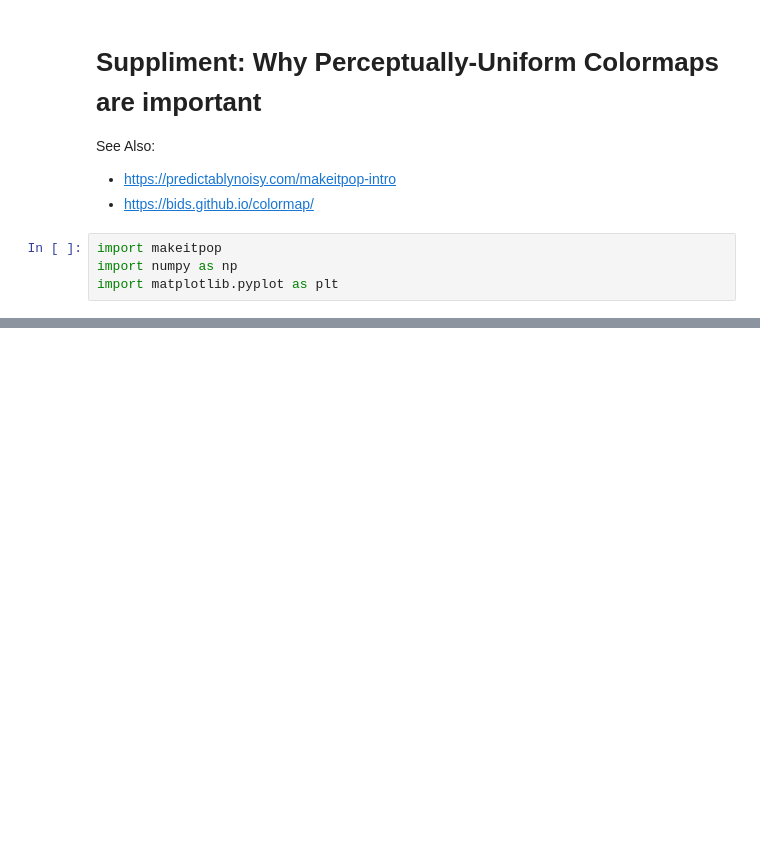
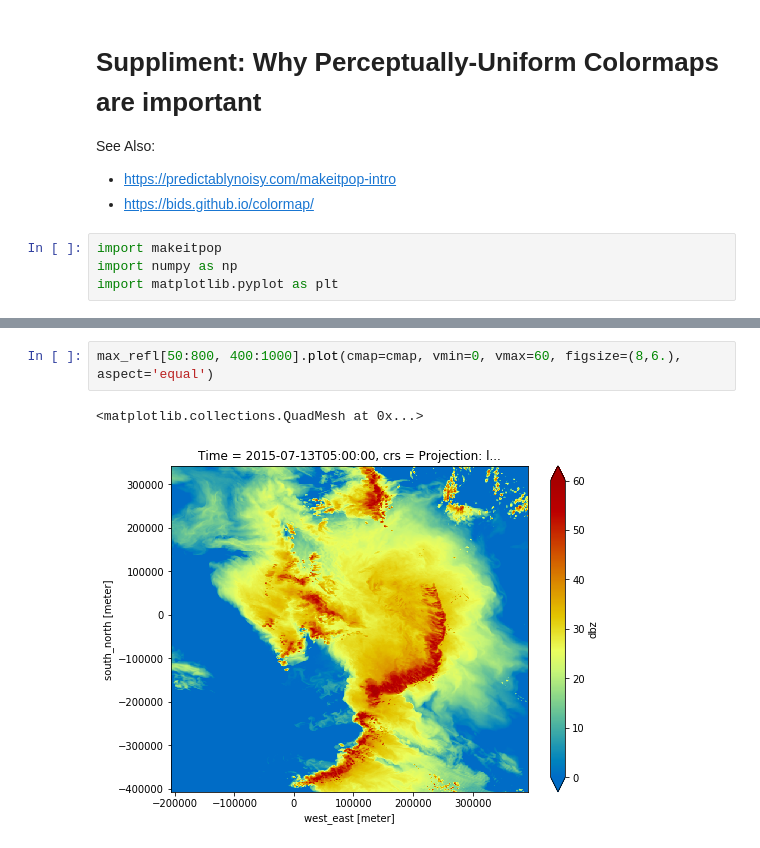
Before and after one commit to jthielen/intermediate_comp_mteor, a Jupyter notebook: module3/suppliment_colormaps.ipynb, the cells around one changed output, grey strips where cells are left out. Cells and saved outputs as stored; diff of their text form; blank space fills up the shorter version.

```diff
--- a/module3/suppliment_colormaps.ipynb
+++ b/module3/suppliment_colormaps.ipynb
@@ -11,0 +63,5 @@ import matplotlib.pyplot as plt
+# %%
+max_refl[50:800, 400:1000].plot(cmap=cmap, vmin=0, vmax=60, figsize=(8,6.), aspect='equal')
+# %% [output]
+<matplotlib.collections.QuadMesh at 0x...>
+[figure, added]
```
Also changed, not shown: parts of 12 cells of this notebook, 1 other file.
